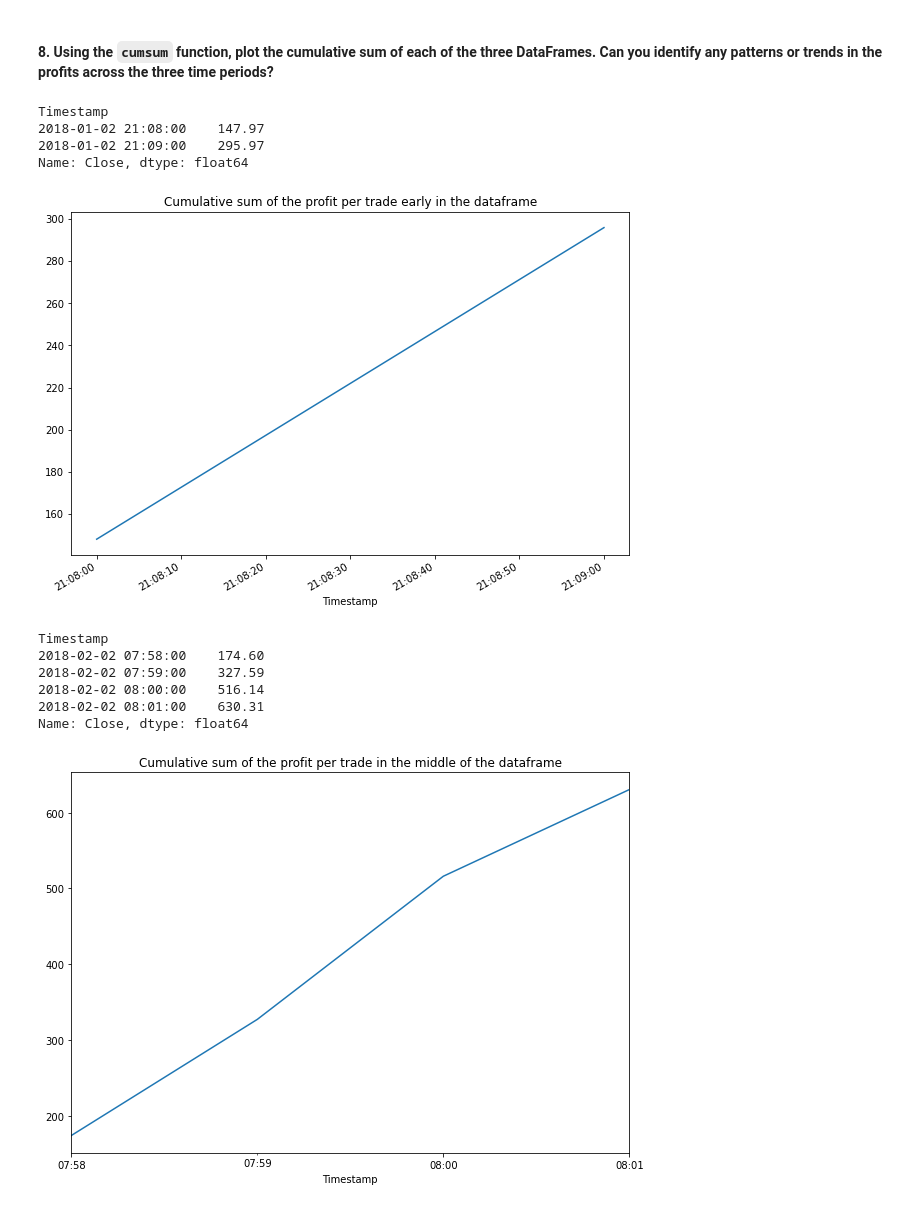
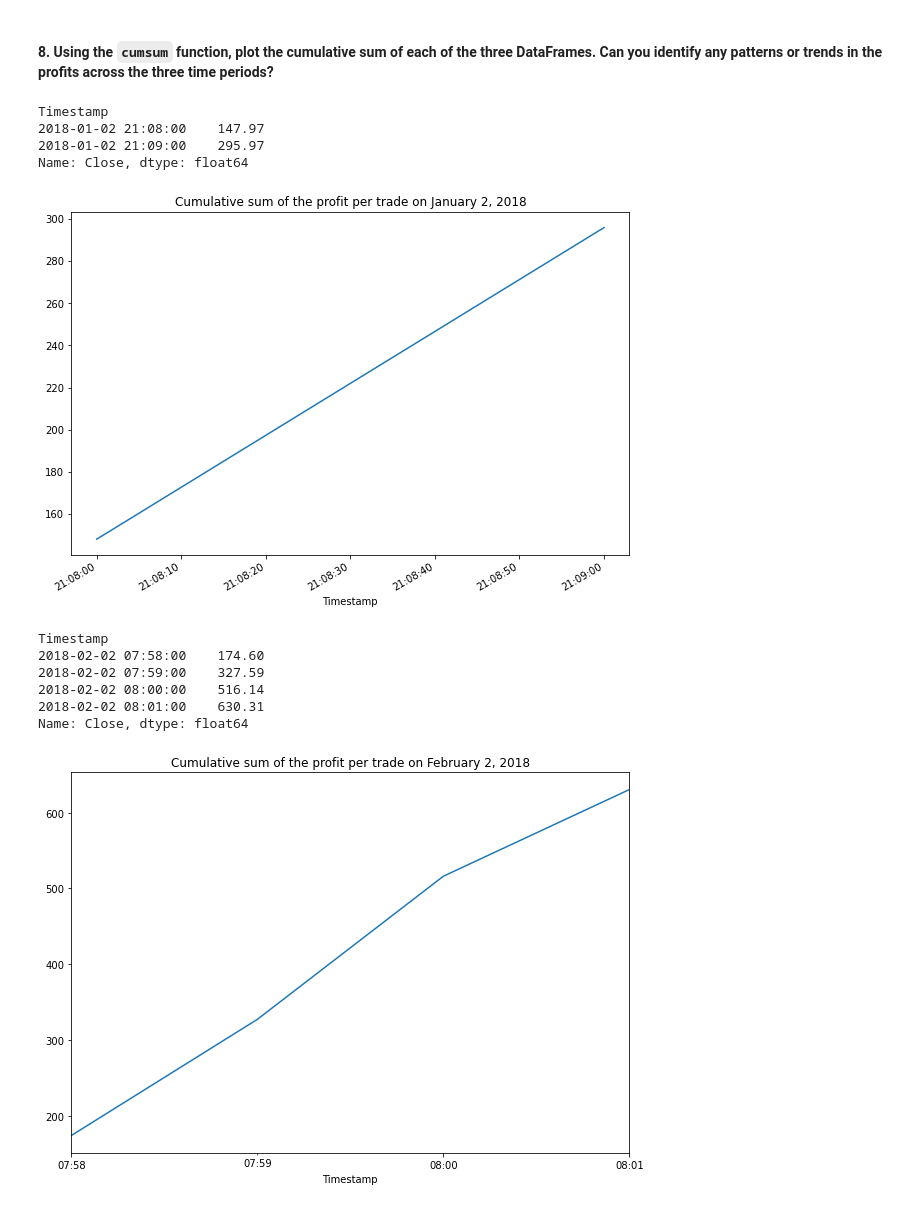
Before and after one commit to JeffSmith-ok/Crypto_Arbitrage_Analysis_Jupyter_Labs, a Jupyter notebook: crypto_arbitrage.ipynb, the cells around one changed output. Saved outputs shown, nothing was run; the diff lists cells and outputs as text; code cells hidden in the pictures.

```diff
--- a/crypto_arbitrage.ipynb
+++ b/crypto_arbitrage.ipynb
@@ -747,12 +762,12 @@ Name: Close, dtype: float64
 # %%
 # For the date early in the dataset, calculate the potential profit per trade in dollars
 # Multiply the profitable trades by the cost of the Bitcoin that was purchased
-profit_per_trade_middle = profitable_trades_middle * bitstamp_df['Close'].loc['2018-02-02']
+profit_middle = profitable_trades_middle * bitstamp_df['Close'].loc['2018-02-02']
 
 
 # Drop any missing values from the profit DataFrame
 #profit_per_trade_middle = # YOUR CODE HERE
-profit_per_trade_middle = profit_per_trade_middle.dropna()
+profit_per_trade_middle = profit_middle.dropna()
 
 # View the middle profit DataFrame
 # YOUR CODE HERE
@@ -879,27 +882,27 @@ profit_sum_late
 # %%
 # Use the cumsum function to calculate the cumulative profits over time for the early profit per trade DataFrame
 cumulative_profit_early = profit_per_trade_early.cumsum()
-cumulative_profit_early.plot(figsize=(10, 7), title="Cumulative sum of the profit per trade early in the dataframe")
+cumulative_profit_early.plot(figsize=(10, 7), title="Cumulative sum of the profit per trade on January 2, 2018")
 cumulative_profit_early
 # %% [output]
 Timestamp
 2018-01-02 21:08:00    147.97
 2018-01-02 21:09:00    295.97
 Name: Close, dtype: float64
-[figure, old version]
+[figure, new version]
 # %%
 # Use the cumsum function to calculate the cumulative profits over time for the middle profit per trade DataFrame
 cumulative_profit_middle = profit_per_trade_middle.cumsum()
-cumulative_profit_middle.plot(figsize=(10, 7), title="Cumulative sum of the profit per trade in the middle of the dataframe")
+cumulative_profit_middle.plot(figsize=(10, 7), title="Cumulative sum of the profit per trade on February 2, 2018")
 cumulative_profit_middle
 # %% [output]
 Timestamp
 2018-02-02 07:58:00    174.60
 2018-02-02 07:59:00    327.59
 2018-02-02 08:00:00    516.14
 2018-02-02 08:01:00    630.31
 Name: Close, dtype: float64
-[figure, old version]
+[figure, new version]
 # %%
 # Use the cumsum function to calculate the cumulative profits over time for the late profit per trade DataFrame
 cumulative_profit_late = profit_per_trade_late.cumsum()
```
Also changed, not shown: parts of 38 cells of this notebook, 1 other file.
